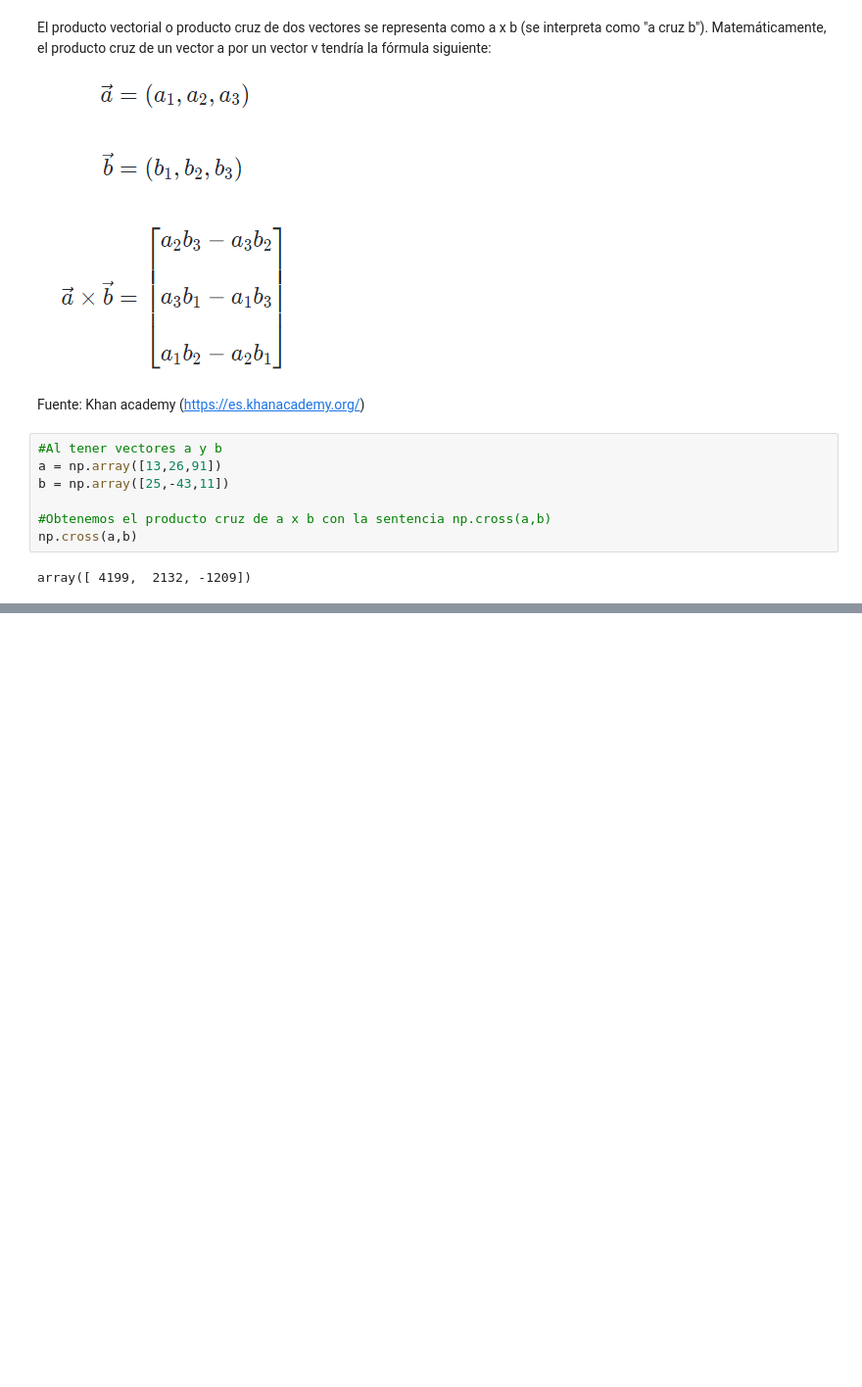
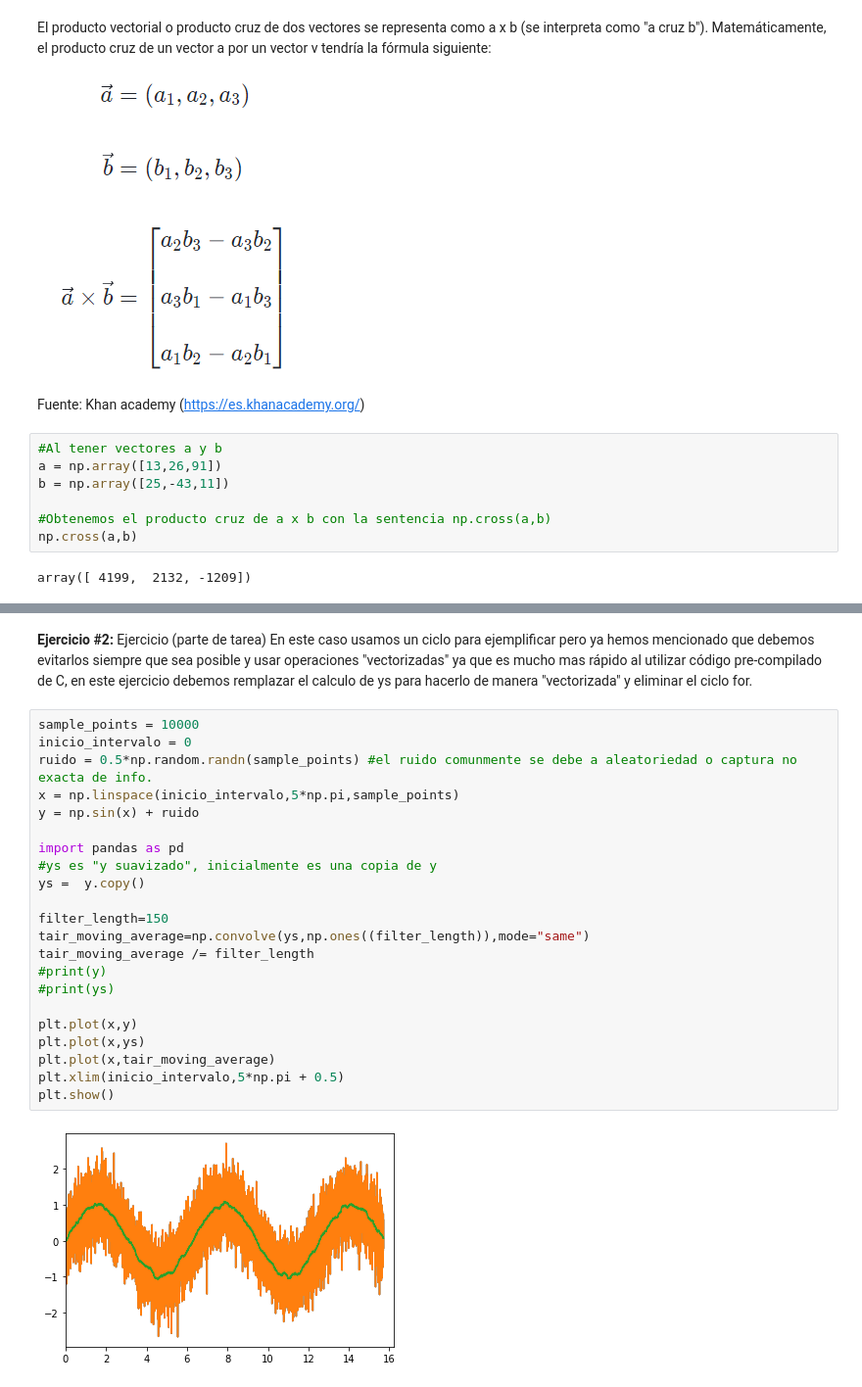
Before and after one commit to esjodiga/Tarea_ejercicios_Notebook6, a Jupyter notebook: Tarea_Ejercicios_notebook_6.ipynb, the cells around one changed output, grey strips where cells are left out. Shown: that part at 98% size. Drawn from its saved outputs; the diff is of its cells as text; blank space fills up the shorter version.

```diff
--- a/Tarea_Ejercicios_notebook_6.ipynb
+++ b/Tarea_Ejercicios_notebook_6.ipynb
@@ -102,0 +126,27 @@ array([ 4199,  2132, -1209])
+# %% [markdown]
+**Ejercicio #2:**
+Ejercicio (parte de tarea) En este caso usamos un ciclo para ejemplificar pero ya hemos mencionado que debemos evitarlos siempre que sea posible y usar operaciones "vectorizadas" ya que es mucho mas rápido al utilizar código pre-compilado de C, en este ejercicio debemos remplazar el calculo de ys para hacerlo de manera "vectorizada" y eliminar el ciclo for.
+# %%
+sample_points = 10000
+inicio_intervalo = 0
+ruido = 0.5*np.random.randn(sample_points) #el ruido comunmente se debe a aleatoriedad o captura no exacta de info.
+x = np.linspace(inicio_intervalo,5*np.pi,sample_points)
+y = np.sin(x) + ruido
+
+import pandas as pd
+#ys es "y suavizado", inicialmente es una copia de y
+ys =  y.copy()
+
+filter_length=150
+tair_moving_average=np.convolve(ys,np.ones((filter_length)),mode="same")
+tair_moving_average /= filter_length
+#print(y)
+#print(ys)
+
+plt.plot(x,y)
+plt.plot(x,ys)
+plt.plot(x,tair_moving_average)
+plt.xlim(inicio_intervalo,5*np.pi + 0.5)
+plt.show()
+# %% [output]
+[figure, added]
```
Also changed, not shown: parts of 3 cells of this notebook, 1 other file.
